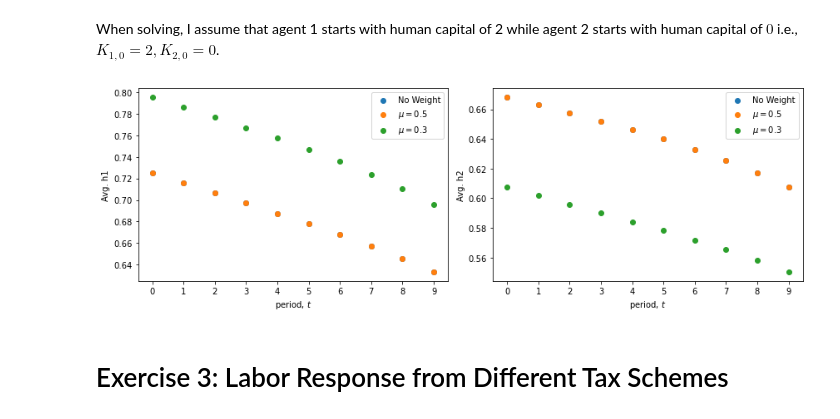
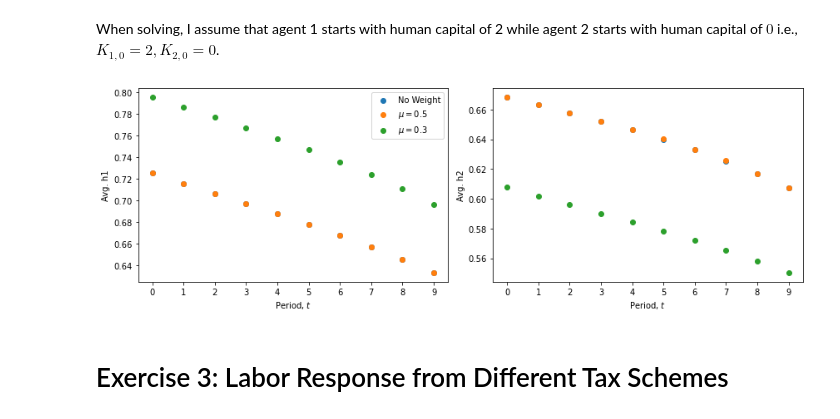
Before and after one commit to HansChristianPOLIT/HH_PortfolioExam, a Jupyter notebook: Assignment2/LaborSupply&Taxes.ipynb, the cells around one changed output. Cells and saved outputs as stored; diff of their text form; code cells hidden in the pictures.

```diff
--- a/Assignment2/LaborSupply&Taxes.ipynb
+++ b/Assignment2/LaborSupply&Taxes.ipynb
@@ -57,27 +57,30 @@ solve_and_simulate_model(model_alt_weight)
 # %%
 # Plot behavior
 variables = ['h1', 'h2']
 fig, axes = plt.subplots(1, 2, figsize=(12, 4))
 
 for i, var in enumerate(variables):
     col = i % 2
     ax = axes[col]
     ax.scatter(range(model.par.simT), np.mean(getattr(model.sim, var), axis=0), label='No Weight')
     ax.scatter(range(model.par.simT), np.mean(getattr(model_no_weight.sim, var), axis=0), label='$\mu = 0.5$')
     ax.scatter(range(model.par.simT), np.mean(getattr(model_alt_weight.sim, var), axis=0), label='$\mu = 0.3$')
-    ax.set(xlabel='period, $t$', ylabel=f'Avg. {var}', xticks=range(model.par.simT))
-    ax.legend()
+    ax.set(xlabel='Period, $t$', ylabel=f'Avg. {var}', xticks=range(model.par.simT))
+
+    # Only add legend for 'h1'
+    if var == 'h1':
+        ax.legend()
 
 # layout
 plt.tight_layout()
 
 if not os.path.exists("../plots"):
         os.makedirs("../plots")
 
 plt.savefig("../plots/WeightedUtility.pdf", bbox_inches='tight')
 plt.show()
 # %% [output]
-[figure, old version]
+[figure, new version]
 # %% [markdown]
 # Exercise 3: Labor Response from Different Tax Schemes <a class="anchor" id="third-bullet"></a>
 # %% [markdown]
```
Also changed, not shown: parts of 4 cells of this notebook, 16 other files.
